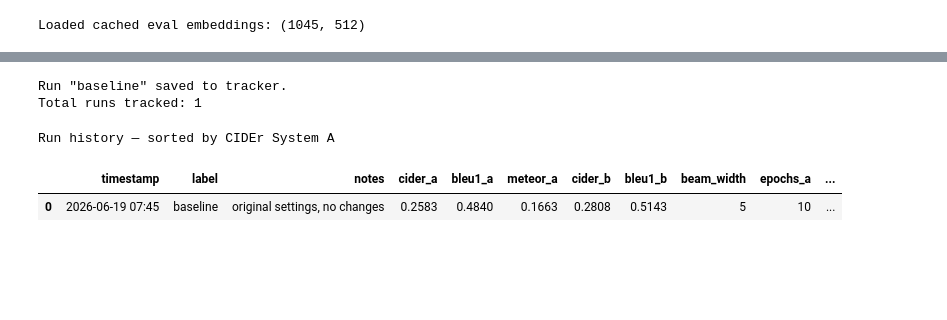
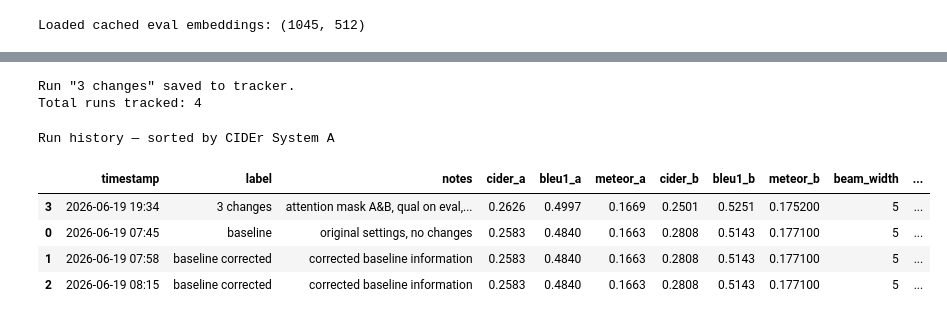
Before and after one commit to annhmartin/ML-audio, a Jupyter notebook: Untitled0.ipynb, the cells around one changed output, grey strips where cells are left out. Drawn from its saved outputs; the diff is of its cells as text; code cells hidden in the pictures; blank space fills up the shorter version.

```diff
--- a/Untitled0.ipynb
+++ b/Untitled0.ipynb
@@ -651,8 +750,11 @@ Sanity loss on one batch: 9.097723007202148
 # %%
-#  @title STAGE 3: train with validation + early stopping
+#  @title STAGE 3: train with validation & early stopping
+
+'''
 import os, random
 from torch.optim import AdamW
 from tqdm import tqdm
+from torch.optim.lr_scheduler import CosineAnnealingLR
 
 # split by FILENAME so all 5 captions of a clip stay on the same side (no leakage)
 random.seed(0)
@@ -667,6 +769,7 @@ val_dl   = DataLoader(CapDataset(val_df),   batch_size=64)
 
 opt = AdamW(captioner.map.parameters(), lr=2e-4)
 scaler = torch.cuda.amp.GradScaler()
+scheduler = CosineAnnealingLR(opt, T_max=30) #learning rate scheduler
 best_val, patience, bad = float('inf'), 3, 0
 ckpt = os.path.join(CACHE_DIR, 'mapping_net.pt')
 
@@ -677,6 +780,7 @@ for ep in range(30):
         with torch.cuda.amp.autocast():
             loss = captioner(emb.to(device), ids.to(device), m.to(device))
         scaler.scale(loss).backward(); scaler.step(opt); scaler.update()
+        scheduler.step()
         tot += loss.item()
     captioner.eval(); vtot = 0.0
     with torch.no_grad():
@@ -691,5 +795,8 @@ for ep in range(30):
     else:
         bad += 1
         if bad >= patience: print('    early stop'); break
-print('Best val loss:', round(best_val, 3))
+print('Best val loss:', round(best_val, 3))'''
+
+
+#print('only need to run if major changes')
 # %% [output]
@@ -733,8 +822,10 @@ def caption_for(emb_vec, max_len=30):
     prefix = captioner.map(emb) #translate audio into 10 prefix tokens GPT-2 can read
     # beam search instead of greedy argmax: explores 5 candidate sentences and keeps the best
     # no_repeat_ngram_size=2 blocks repeated word pairs ("chirp and chirp")
+    attn_mask = torch.ones(prefix.shape[:2], dtype=torch.long, device=device)
     out = captioner.gpt.generate(
         inputs_embeds=prefix,
+        attention_mask=attn_mask,
         max_new_tokens=max_len,
         num_beams=5,
         no_repeat_ngram_size=2,
@@ -827,13 +917,17 @@ class RagCaptioner(nn.Module):
         labels = torch.cat([ignore, labels], dim=1)            # score ONLY the caption
         return self.gpt(inputs_embeds=inp, attention_mask=mask, labels=labels).loss
 # %%
-#  @title System B: train RAG model with validation + early stopping
+#  @title System B: train RAG model with validation & early stopping
+#Run once and then comment out, there is a loader below for loading
+
+'''
 train_rag_dl = DataLoader(RagDataset(train_df), batch_size=64, shuffle=True)
 val_rag_dl   = DataLoader(RagDataset(val_df),   batch_size=64)
 
 rag_model = RagCaptioner().to(device)
 opt = AdamW(rag_model.map.parameters(), lr=2e-4)
 scaler = torch.cuda.amp.GradScaler()
+scheduler = CosineAnnealingLR(opt, T_max=30)
 best_val, patience, bad = float('inf'), 3, 0
 rag_ckpt = os.path.join(CACHE_DIR, 'rag_mapping_net.pt')
 
@@ -845,6 +939,7 @@ for ep in range(30):
             loss = rag_model(emb.to(device), hids.to(device), hmask.to(device),
                              cids.to(device), cmask.to(device))
         scaler.scale(loss).backward(); scaler.step(opt); scaler.update()
+        scheduler.step()
         tot += loss.item()
     rag_model.eval(); vtot = 0.0
     with torch.no_grad():
@@ -860,5 +955,7 @@ for ep in range(30):
     else:
         bad += 1
         if bad >= patience: print('    early stop'); break
-print('Best RAG val loss:', round(best_val, 3))
+print('Best RAG val loss:', round(best_val, 3))'''
+
+#print('Run once and then comment out unless major changes')
 # %% [output]
@@ -1248,27 +1399,27 @@ OVERALL ASSESSMENT
 --- System B overall: Good
 --- Retrieval baseline: Fair
 # %%
-# @title RUN TRACKER
+# @title Run Tracker
 import pandas as pd
 import json
 from datetime import datetime
 import os
 
-# ---- FILL THIS IN EACH RUN ----
+# FILL THIS IN EACH RUN
 run_config = {
-    'label'         : 'baseline',        # short name for this run
-    'notes'         : 'original settings, no changes',  # what was tweaked
-    'epochs_a'      : 10,
+    'label'         : '3 changes',
+    'notes'         : 'attention mask A&B, qual on eval,learn rate',
+    'epochs_a'      : 11,
     'lr_a'          : 2e-4,
-    'epochs_b'      : 5,
+    'epochs_b'      : 15,
     'lr_b'          : 2e-4,
     'max_len'       : 30,
     'prefix_len'    : 10,
     'beam_width'    : 5,
     'weighted_caps' : False,
-    'filtered_clips': False,
-    'val_split'     : False,
-    'early_stopping': False,
+    'filtered_clips': True,
+    'val_split'     : True,
+    'early_stopping': True,
 }
 # --------------------------------
 
@@ -1296,35 +1447,38 @@ run_results = {
 
 # save to CSV
 tracker_path = os.path.join(CACHE_DIR, 'run_tracker.csv')
 new_row = pd.DataFrame([run_results])
 
 if os.path.exists(tracker_path):
     existing = pd.read_csv(tracker_path)
     tracker = pd.concat([existing, new_row], ignore_index=True)
 else:
     tracker = new_row
 
 tracker.to_csv(tracker_path, index=False)
 print(f'Run "{run_config["label"]}" saved to tracker.')
 print(f'Total runs tracked: {len(tracker)}')
 print()
 
 # display history sorted by CIDEr System A
 display(tracker[['timestamp','label','notes','cider_a','bleu1_a',
-                 'meteor_a','cider_b','bleu1_b','beam_width',
+                 'meteor_a','cider_b','bleu1_b','meteor_b','beam_width',
                  'epochs_a','weighted_caps','filtered_clips']]
         .sort_values('cider_a', ascending=False)
         .style.format({
             'cider_a' : '{:.4f}',
             'bleu1_a' : '{:.4f}',
             'meteor_a': '{:.4f}',
             'cider_b' : '{:.4f}',
             'bleu1_b' : '{:.4f}',
         })
         .set_caption('Run history — sorted by CIDEr System A'))
 # %% [output]
-Run "baseline" saved to tracker.
-Total runs tracked: 1
+Run "3 changes" saved to tracker.
+Total runs tracked: 4
 Run history — sorted by CIDEr System A
-|  | timestamp | label | notes | cider_a | bleu1_a | meteor_a | cider_b | bleu1_b | beam_width | epochs_a | ... |
-| 0 | 2026-06-19 07:45 | baseline | original settings, no changes | 0.2583 | 0.4840 | 0.1663 | 0.2808 | 0.5143 | 5 | 10 | ... |
+|  | timestamp | label | notes | cider_a | bleu1_a | meteor_a | cider_b | bleu1_b | meteor_b | beam_width | ... |
+| 3 | 2026-06-19 19:34 | 3 changes | attention mask A&B, qual on eval,... | 0.2626 | 0.4997 | 0.1669 | 0.2501 | 0.5251 | 0.175200 | 5 | ... |
+| 0 | 2026-06-19 07:45 | baseline | original settings, no changes | 0.2583 | 0.4840 | 0.1663 | 0.2808 | 0.5143 | 0.177100 | 5 | ... |
+| 1 | 2026-06-19 07:58 | baseline corrected | corrected baseline information | 0.2583 | 0.4840 | 0.1663 | 0.2808 | 0.5143 | 0.177100 | 5 | ... |
+| 2 | 2026-06-19 08:15 | baseline corrected | corrected baseline information | 0.2583 | 0.4840 | 0.1663 | 0.2808 | 0.5143 | 0.177100 | 5 | ... |
```
Also changed, not shown: parts of 30 cells of this notebook.
